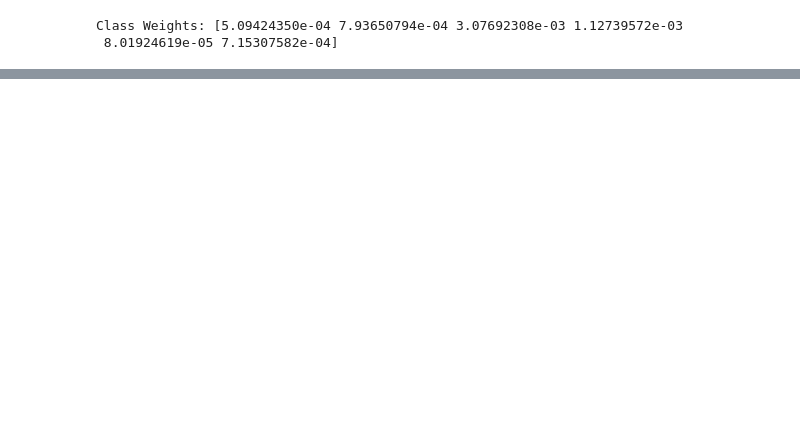
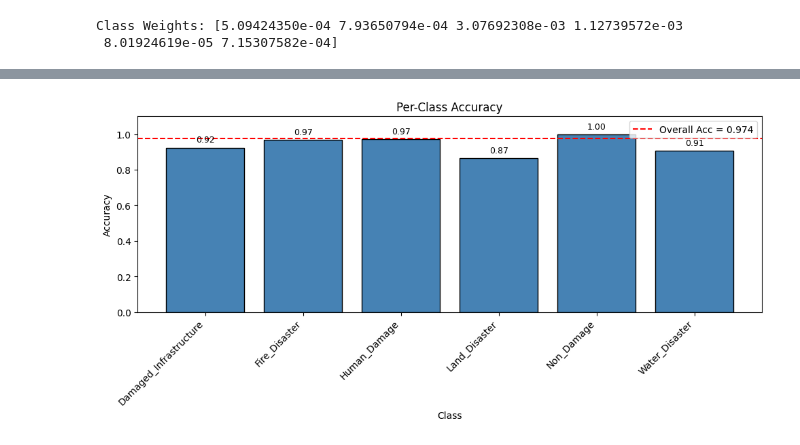
Before and after one commit to Himanshu0508Raturi/syntax-error, a Jupyter notebook: syntaxError_Phase1.ipynb, the cells around one changed output, grey strips where cells are left out. Saved outputs shown, nothing was run; the diff lists cells and outputs as text; code cells hidden in the pictures; blank space fills up the shorter version.

```diff
--- a/syntaxError_Phase1.ipynb
+++ b/syntaxError_Phase1.ipynb
@@ -316,0 +576,22 @@ print("\n Training Complete!")'''
+# %%
+per_class_correct = cm.diagonal()
+per_class_total   = cm.sum(axis=1)
+per_class_acc     = per_class_correct / per_class_total
+
+plt.figure(figsize=(10, 5))
+bars = plt.bar(class_names, per_class_acc, color='steelblue', edgecolor='black')
+plt.axhline(y=acc, color='red', linestyle='--', label=f'Overall Acc = {acc:.3f}')
+plt.ylim(0, 1.1)
+plt.xticks(rotation=45, ha='right')
+plt.title('Per-Class Accuracy')
+plt.xlabel('Class')
+plt.ylabel('Accuracy')
+plt.legend()
+for bar, a in zip(bars, per_class_acc):
+    plt.text(bar.get_x() + bar.get_width()/2, bar.get_height() + 0.02,
+             f'{a:.2f}', ha='center', va='bottom', fontsize=9)
+plt.tight_layout()
+plt.savefig('per_class_accuracy.png', dpi=150)
+plt.show()
+# %% [output]
+[figure, added]
```
Also changed, not shown: parts of 16 cells of this notebook.
